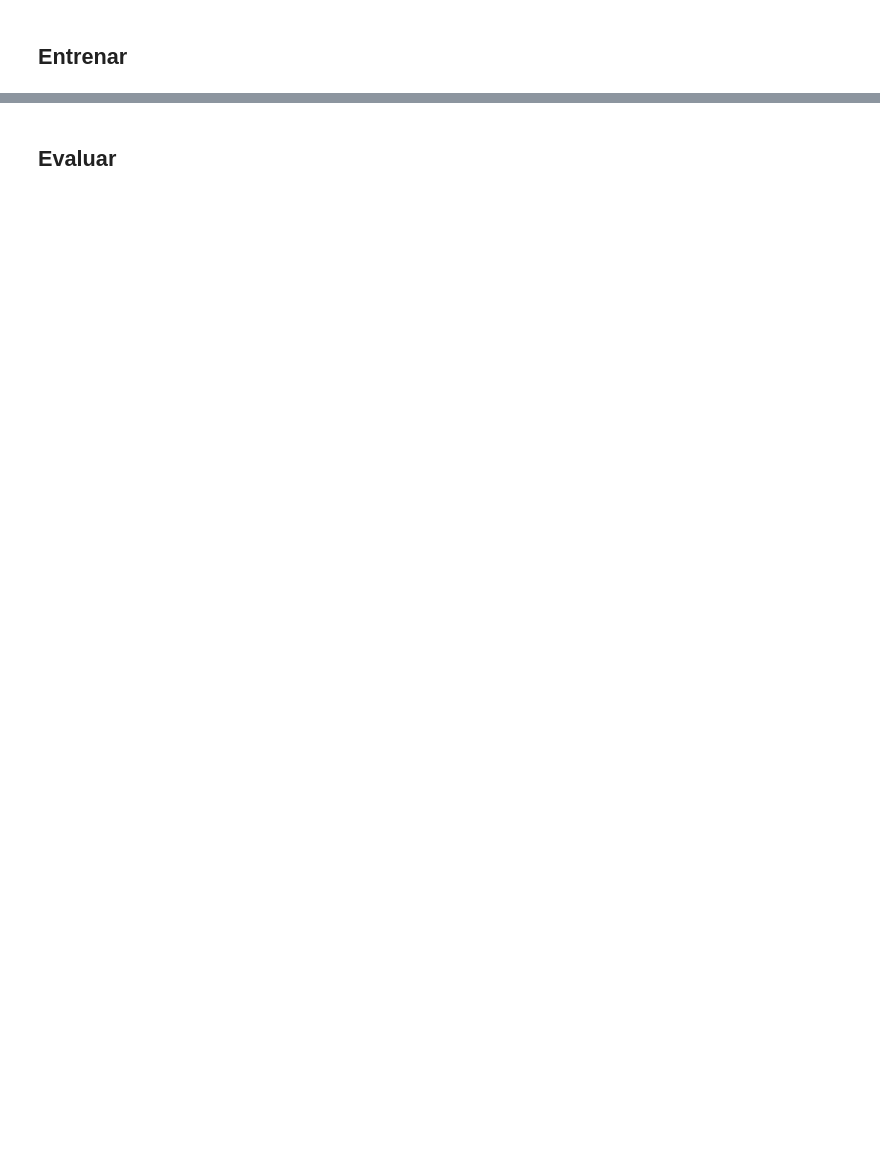
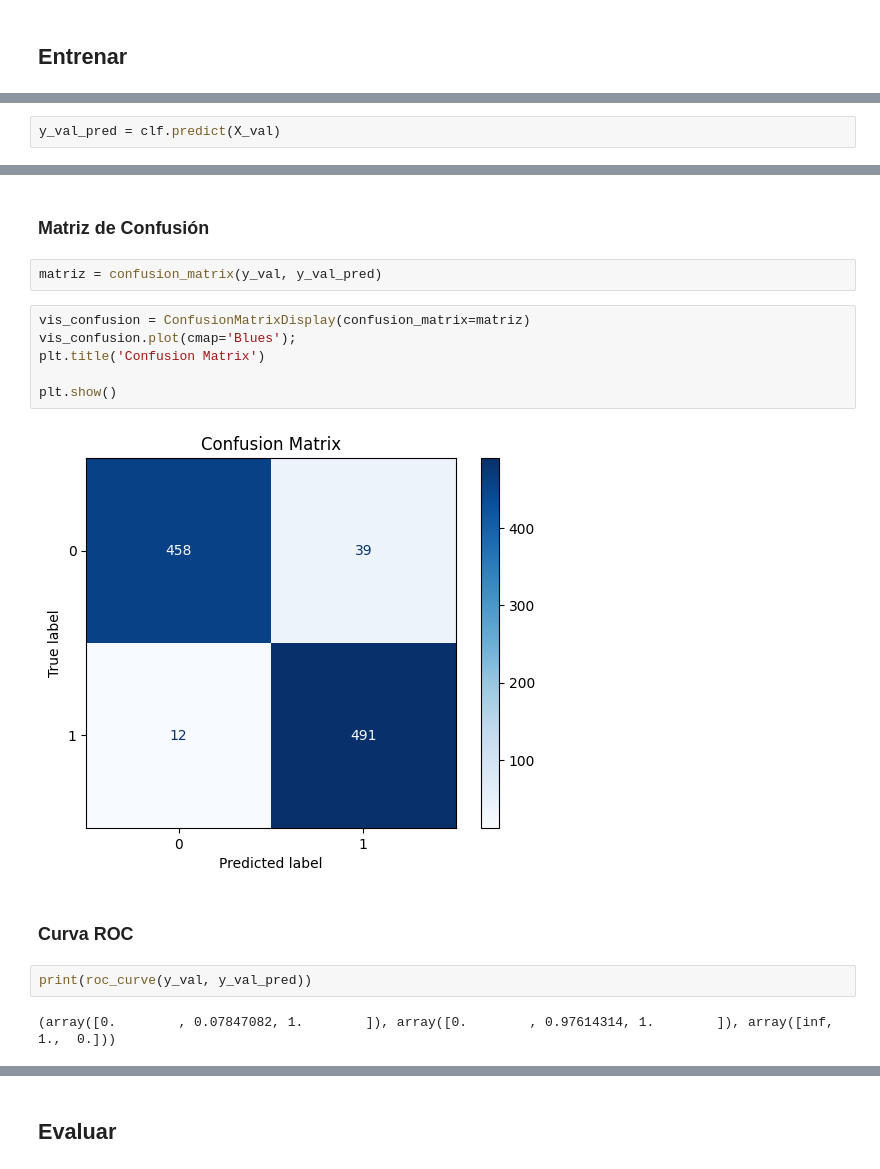
Before and after one commit to VillaltaE/Hackthon_NoCountry_65, a Jupyter notebook: data-science/Predictivo_RF_Netflix.ipynb, the cells around one changed output, grey strips where cells are left out. Saved outputs shown, nothing was run; the diff lists cells and outputs as text; blank space fills up the shorter version.

```diff
--- a/data-science/Predictivo_RF_Netflix.ipynb
+++ b/data-science/Predictivo_RF_Netflix.ipynb
@@ -108,0 +119,2 @@ Pipeline(steps=[('preprocess',
+# %%
+y_val_pred = clf.predict(X_val)
@@ -108,0 +134,18 @@ Pipeline(steps=[('preprocess',
+# %% [markdown]
+### Matriz de Confusión
+# %%
+matriz = confusion_matrix(y_val, y_val_pred)
+# %%
+vis_confusion = ConfusionMatrixDisplay(confusion_matrix=matriz)
+vis_confusion.plot(cmap='Blues');
+plt.title('Confusion Matrix')
+
+plt.show()
+# %% [output]
+[figure, added]
+# %% [markdown]
+### Curva ROC
+# %%
+print(roc_curve(y_val, y_val_pred))
+# %% [output]
+(array([0.        , 0.07847082, 1.        ]), array([0.        , 0.97614314, 1.        ]), array([inf,  1.,  0.]))
```
Also changed, not shown: parts of 52 cells of this notebook, 1 other file.
